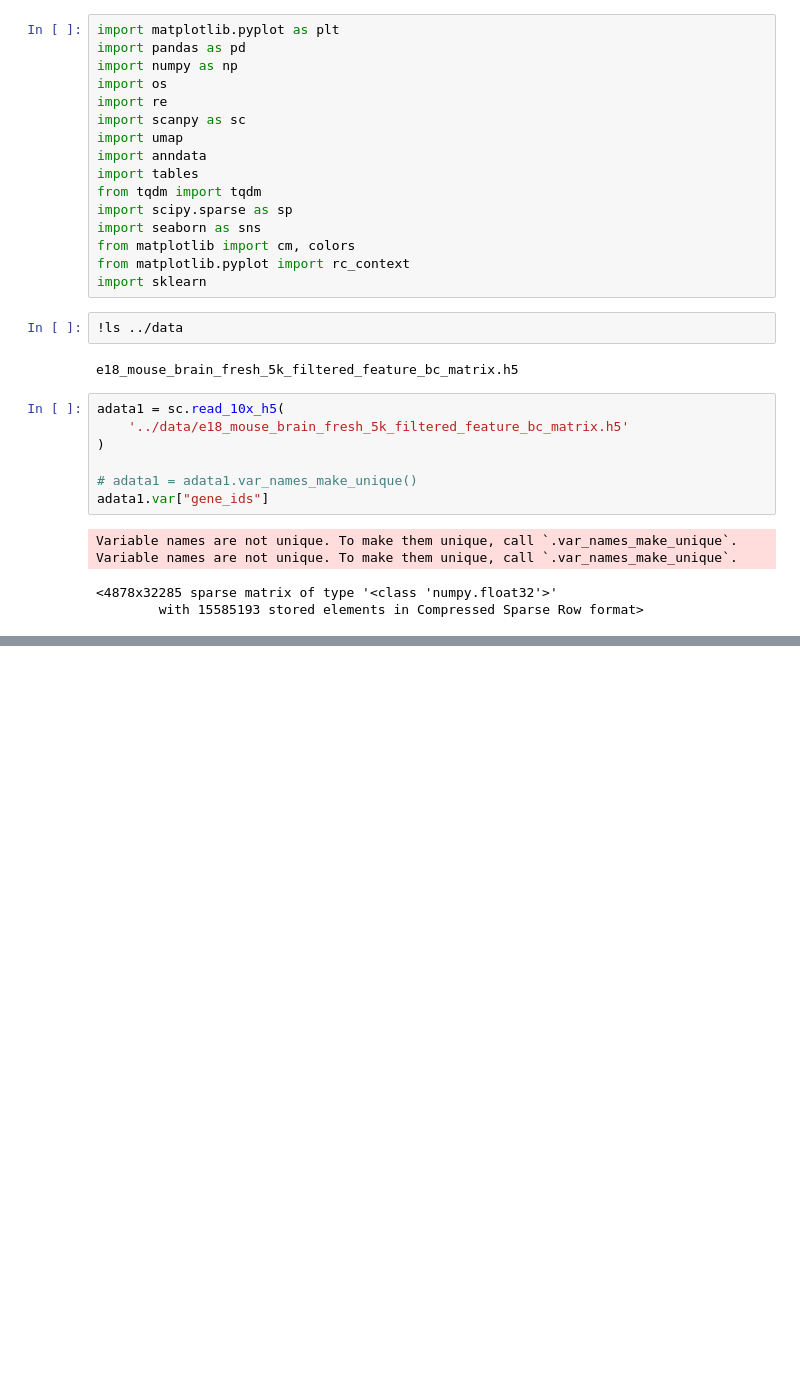
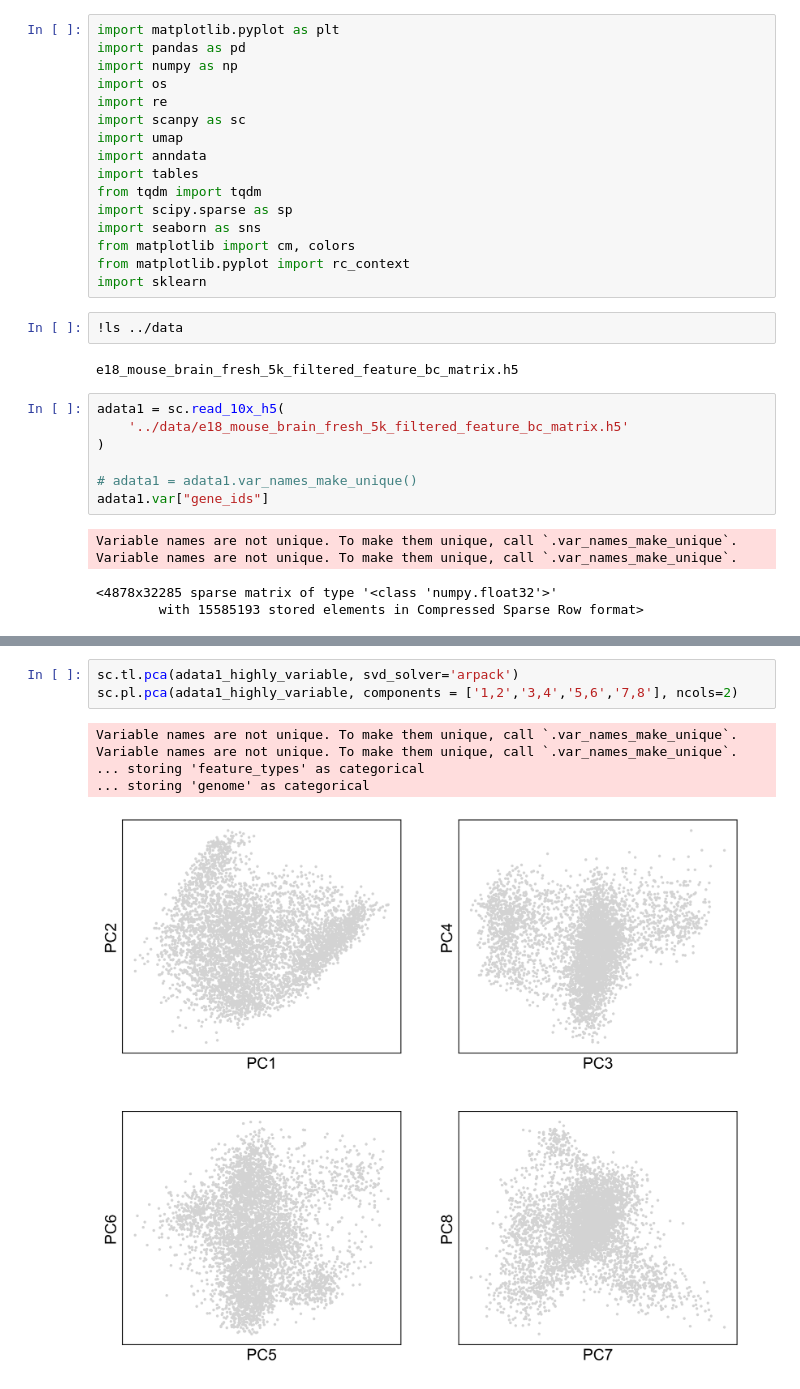
Before and after one commit to RenhaoL/HST508_Fall2022_final_project, a Jupyter notebook: codes/20221115_exploratory_analysis.ipynb, the cells around one changed output, grey strips where cells are left out. Drawn from its saved outputs; the diff is of its cells as text; blank space fills up the shorter version.

```diff
--- a/codes/20221115_exploratory_analysis.ipynb
+++ b/codes/20221115_exploratory_analysis.ipynb
@@ -32,0 +80,9 @@ Variable names are not unique. To make them unique, call `.var_names_make_unique
+# %%
+sc.tl.pca(adata1_highly_variable, svd_solver='arpack')
+sc.pl.pca(adata1_highly_variable, components = ['1,2','3,4','5,6','7,8'], ncols=2)
+# %% [output]
+Variable names are not unique. To make them unique, call `.var_names_make_unique`.
+Variable names are not unique. To make them unique, call `.var_names_make_unique`.
+... storing 'feature_types' as categorical
+... storing 'genome' as categorical
+[figure, added]
```
Also changed, not shown: parts of 9 cells of this notebook.
